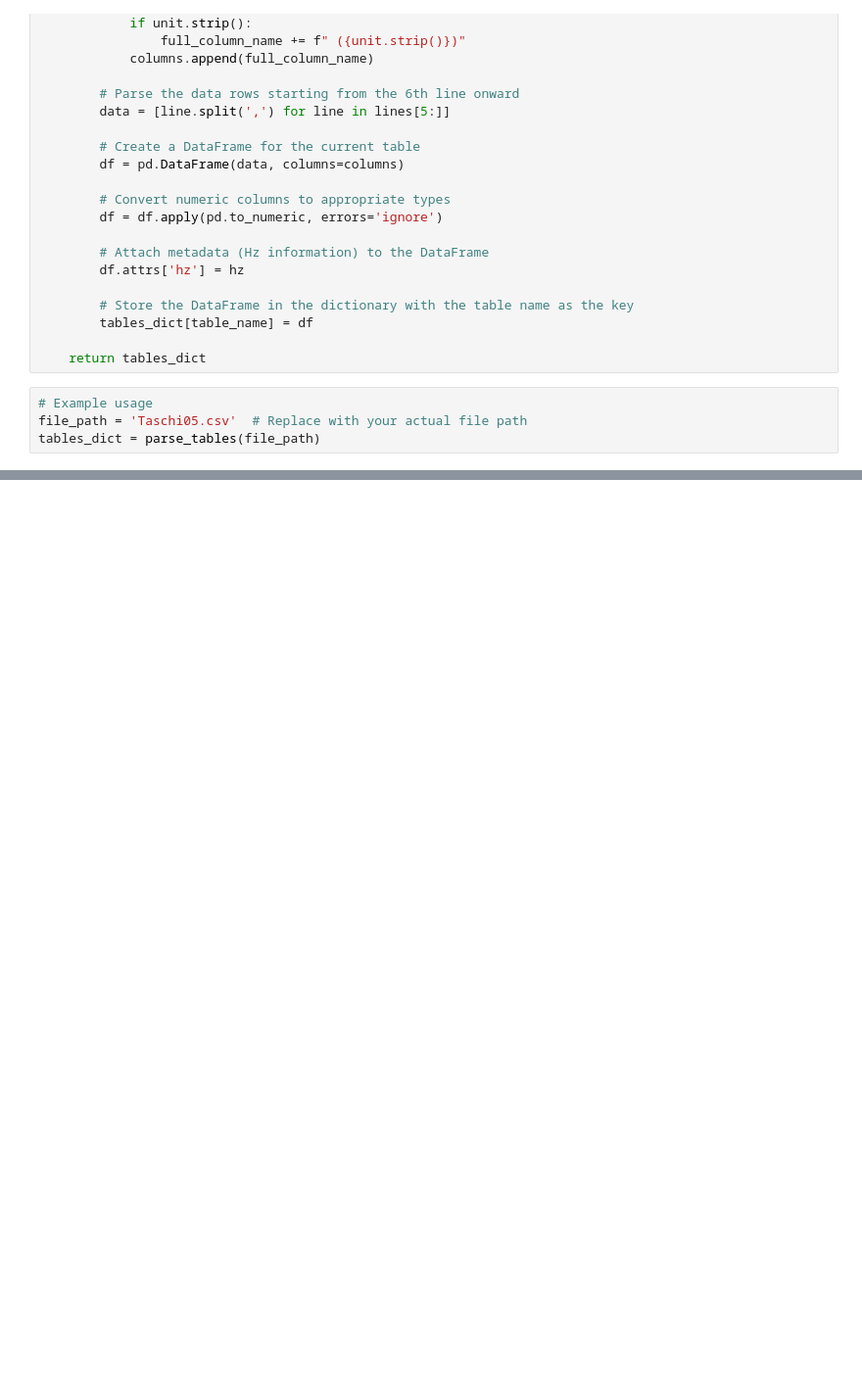
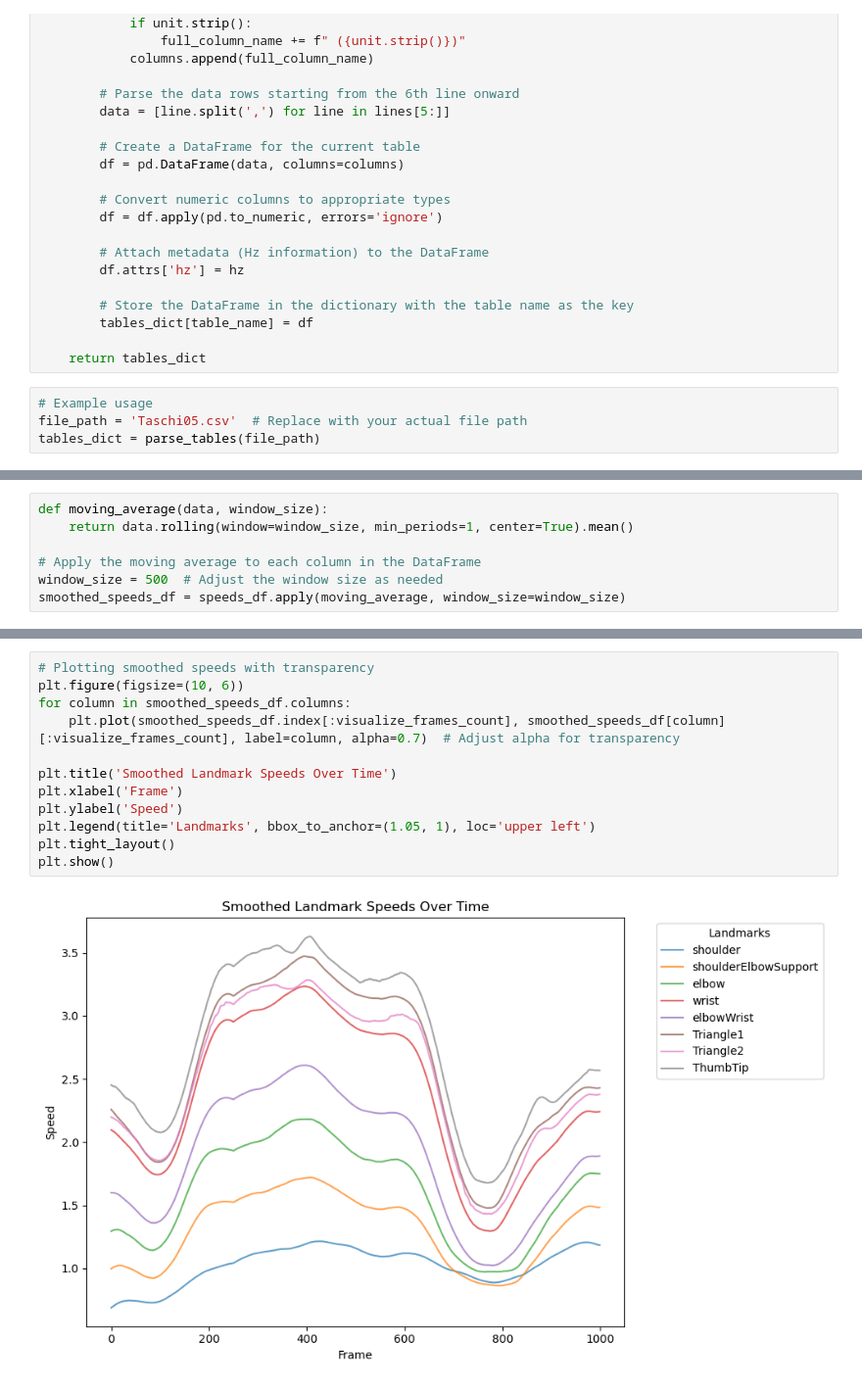
Before and after one commit to mateusz-pawelczyk/ArmTracking, a Jupyter notebook: analyze_test_data.ipynb, the cells around one changed output, grey strips where cells are left out. Shown: that part at 98% size. Cells and saved outputs as stored; diff of their text form; blank space fills up the shorter version.

```diff
--- a/analyze_test_data.ipynb
+++ b/analyze_test_data.ipynb
@@ -124,0 +157,7 @@ tables_dict["Segments"]
+# %%
+def moving_average(data, window_size):
+    return data.rolling(window=window_size, min_periods=1, center=True).mean()
+
+# Apply the moving average to each column in the DataFrame
+window_size = 500  # Adjust the window size as needed
+smoothed_speeds_df = speeds_df.apply(moving_average, window_size=window_size)
@@ -124,0 +180,14 @@ tables_dict["Segments"]
+# %%
+# Plotting smoothed speeds with transparency
+plt.figure(figsize=(10, 6))
+for column in smoothed_speeds_df.columns:
+    plt.plot(smoothed_speeds_df.index[:visualize_frames_count], smoothed_speeds_df[column][:visualize_frames_count], label=column, alpha=0.7)  # Adjust alpha for transparency
+
+plt.title('Smoothed Landmark Speeds Over Time')
+plt.xlabel('Frame')
+plt.ylabel('Speed')
+plt.legend(title='Landmarks', bbox_to_anchor=(1.05, 1), loc='upper left')
+plt.tight_layout()
+plt.show()
+# %% [output]
+[figure, added]
```
Also changed, not shown: parts of 12 cells of this notebook, 10 other files.
